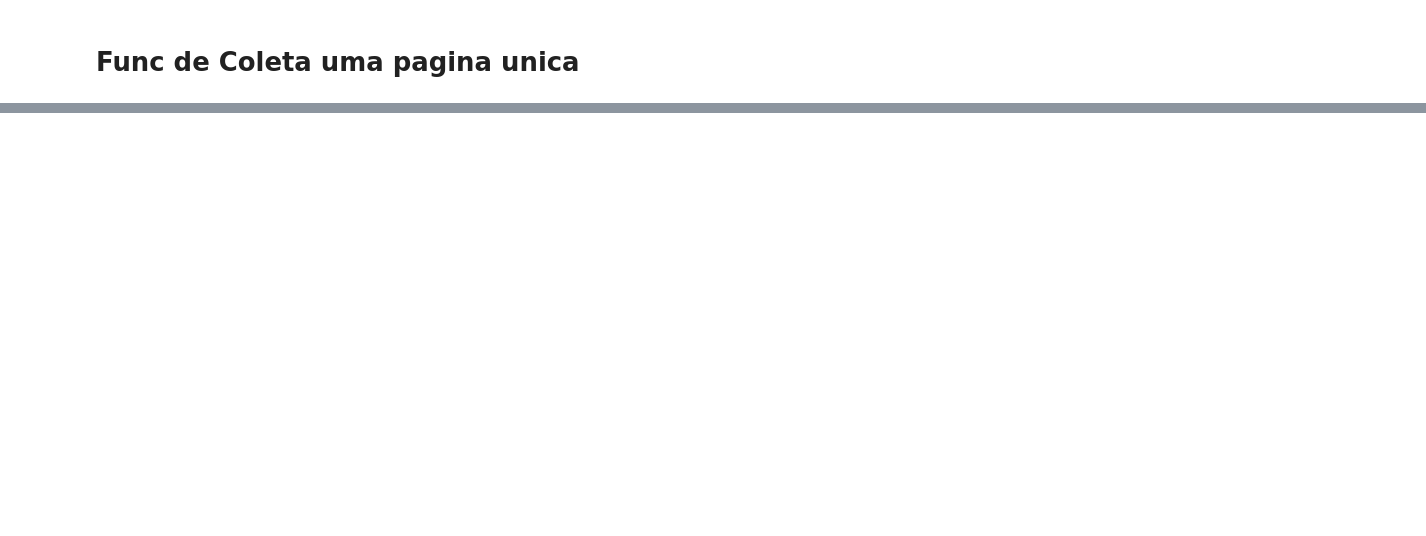
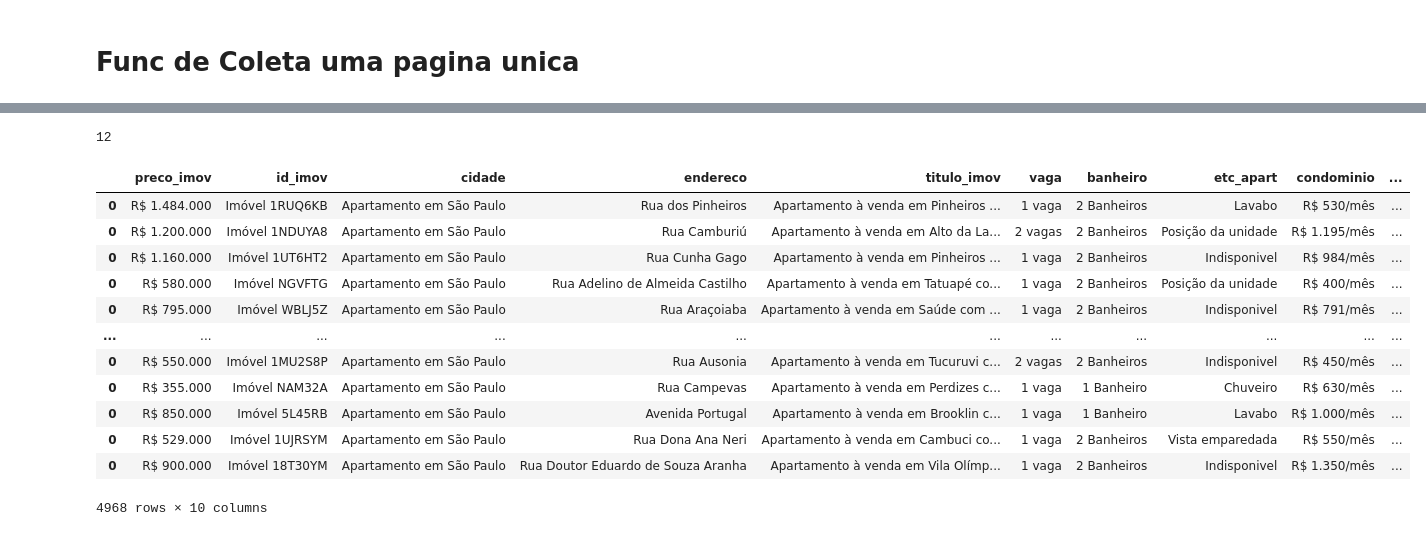
Before and after one commit to leoncasty/data_viz_imob, a Jupyter notebook: projeto final.ipynb, the cells around one changed output, grey strips where cells are left out. Cells and saved outputs as stored; diff of their text form; code cells hidden in the pictures; blank space fills up the shorter version.

```diff
--- a/projeto final.ipynb
+++ b/projeto final.ipynb
@@ -209,0 +267,23 @@ lista_links
+# %%
+from multiprocess import Pool, cpu_count
+
+cpu_count()
+# %% [output]
+12
+# %%
+df_final_final = pd.concat(df_list)
+df_final_final
+# %% [output]
+|  | preco_imov | id_imov | cidade | endereco | titulo_imov | vaga | banheiro | etc_apart | condominio | ... |
+| 0 | R$ 1.484.000 | Imóvel 1RUQ6KB | Apartamento em São Paulo | Rua dos Pinheiros | Apartamento à venda em Pinheiros ... | 1 vaga | 2 Banheiros | Lavabo | R$ 530/mês | ... |
+| 0 | R$ 1.200.000 | Imóvel 1NDUYA8 | Apartamento em São Paulo | Rua Camburiú | Apartamento à venda em Alto da La... | 2 vagas | 2 Banheiros | Posição da unidade | R$ 1.195/mês | ... |
+| 0 | R$ 1.160.000 | Imóvel 1UT6HT2 | Apartamento em São Paulo | Rua Cunha Gago | Apartamento à venda em Pinheiros ... | 1 vaga | 2 Banheiros | Indisponivel | R$ 984/mês | ... |
+| 0 | R$ 580.000 | Imóvel NGVFTG | Apartamento em São Paulo | Rua Adelino de Almeida Castilho | Apartamento à venda em Tatuapé co... | 1 vaga | 2 Banheiros | Posição da unidade | R$ 400/mês | ... |
+| 0 | R$ 795.000 | Imóvel WBLJ5Z | Apartamento em São Paulo | Rua Araçoiaba | Apartamento à venda em Saúde com ... | 1 vaga | 2 Banheiros | Indisponivel | R$ 791/mês | ... |
+| ... | ... | ... | ... | ... | ... | ... | ... | ... | ... | ... |
+| 0 | R$ 550.000 | Imóvel 1MU2S8P | Apartamento em São Paulo | Rua Ausonia | Apartamento à venda em Tucuruvi c... | 2 vagas | 2 Banheiros | Indisponivel | R$ 450/mês | ... |
+| 0 | R$ 355.000 | Imóvel NAM32A | Apartamento em São Paulo | Rua Campevas | Apartamento à venda em Perdizes c... | 1 vaga | 1 Banheiro | Chuveiro | R$ 630/mês | ... |
+| 0 | R$ 850.000 | Imóvel 5L45RB | Apartamento em São Paulo | Avenida Portugal | Apartamento à venda em Brooklin c... | 1 vaga | 1 Banheiro | Lavabo | R$ 1.000/mês | ... |
+| 0 | R$ 529.000 | Imóvel 1UJRSYM | Apartamento em São Paulo | Rua Dona Ana Neri | Apartamento à venda em Cambuci co... | 1 vaga | 2 Banheiros | Vista emparedada | R$ 550/mês | ... |
+| 0 | R$ 900.000 | Imóvel 18T30YM | Apartamento em São Paulo | Rua Doutor Eduardo de Souza Aranha | Apartamento à venda em Vila Olímp... | 1 vaga | 2 Banheiros | Indisponivel | R$ 1.350/mês | ... |
+4968 rows × 10 columns
```
Also changed, not shown: parts of 16 cells of this notebook, 1 other file.
